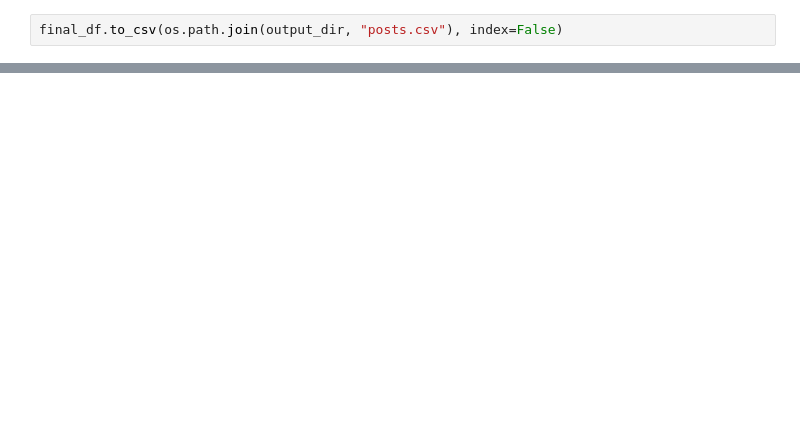
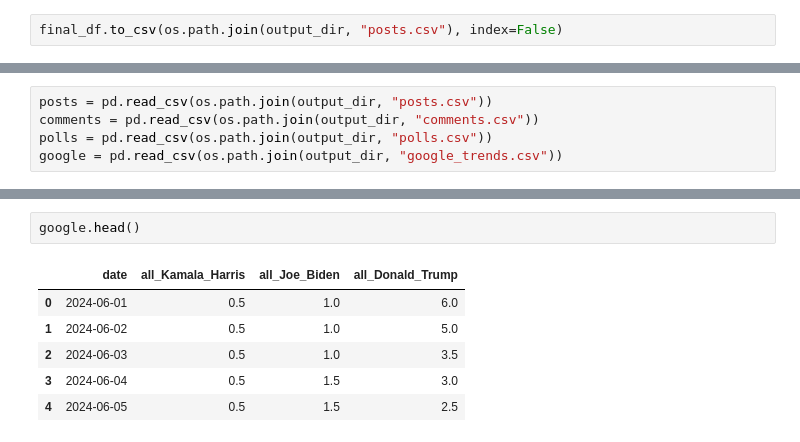
Before and after one commit to bnvulpe/votecore, a Jupyter notebook: scripts/dataset_creation.ipynb, the cells around one changed output, grey strips where cells are left out. Drawn from its saved outputs; the diff is of its cells as text; blank space fills up the shorter version.

```diff
--- a/scripts/dataset_creation.ipynb
+++ b/scripts/dataset_creation.ipynb
@@ -216,0 +219,5 @@ final_df.to_csv(os.path.join(output_dir, "posts.csv"), index=False)
+# %%
+posts = pd.read_csv(os.path.join(output_dir, "posts.csv"))
+comments = pd.read_csv(os.path.join(output_dir, "comments.csv"))
+polls = pd.read_csv(os.path.join(output_dir, "polls.csv"))
+google = pd.read_csv(os.path.join(output_dir, "google_trends.csv"))
@@ -216,0 +233,9 @@ final_df.to_csv(os.path.join(output_dir, "posts.csv"), index=False)
+# %%
+google.head()
+# %% [output]
+|  | date | all_Kamala_Harris | all_Joe_Biden | all_Donald_Trump |
+| 0 | 2024-06-01 | 0.5 | 1.0 | 6.0 |
+| 1 | 2024-06-02 | 0.5 | 1.0 | 5.0 |
+| 2 | 2024-06-03 | 0.5 | 1.0 | 3.5 |
+| 3 | 2024-06-04 | 0.5 | 1.5 | 3.0 |
+| 4 | 2024-06-05 | 0.5 | 1.5 | 2.5 |
```
Also changed, not shown: parts of 4 cells of this notebook, 1 other file.
